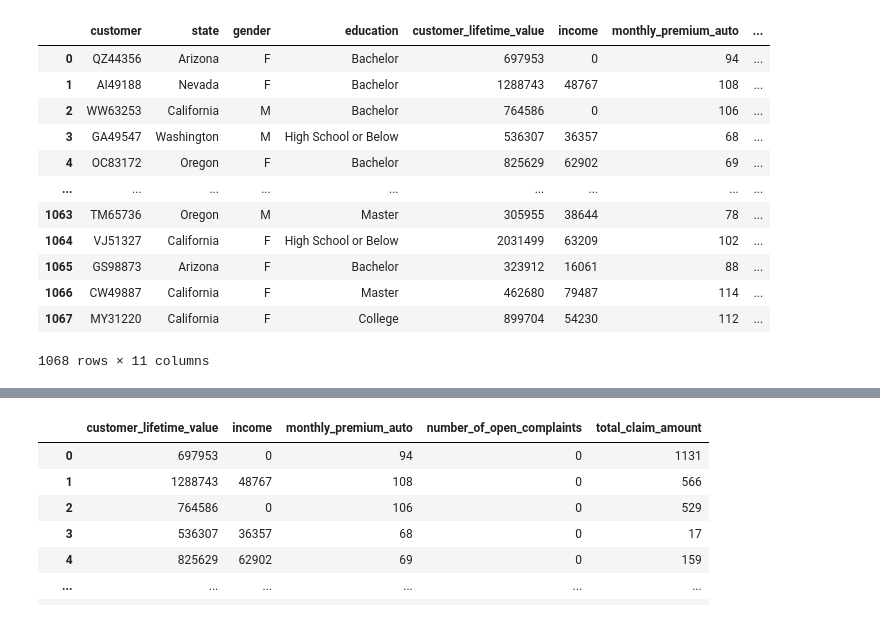
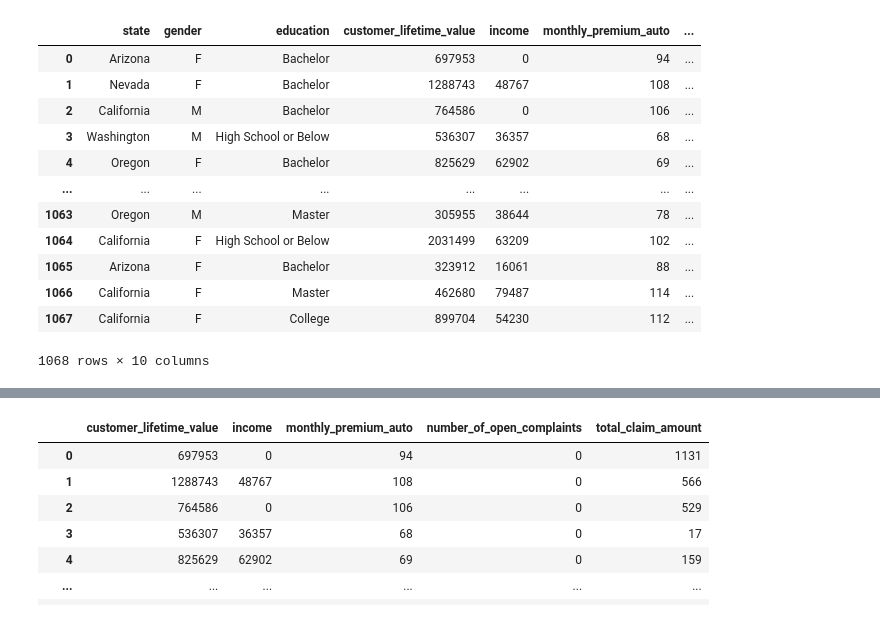
Before and after one commit to data-bootcamp-v4/lab-dw-data-cleaning-and-formatting, a Jupyter notebook: customer-analysis-round-4.ipynb, the cells around one changed output, grey strips where cells are left out. Drawn from its saved outputs; the diff is of its cells as text; code cells hidden in the pictures.

```diff
--- a/customer-analysis-round-4.ipynb
+++ b/customer-analysis-round-4.ipynb
@@ -1,31 +1,32 @@
 # %%
 #import libraries
 import pandas as pd
 import numpy as np
 import matplotlib.pyplot as plt
 import seaborn as sns
 
 #import and visualise data
 data=pd.read_csv('finaldata')
 
 
 del data['Unnamed: 0']
+del data['customer']
 
 data
 # %% [output]
-|  | customer | state | gender | education | customer_lifetime_value | income | monthly_premium_auto | ... |
-| 0 | QZ44356 | Arizona | F | Bachelor | 697953 | 0 | 94 | ... |
-| 1 | AI49188 | Nevada | F | Bachelor | 1288743 | 48767 | 108 | ... |
-| 2 | WW63253 | California | M | Bachelor | 764586 | 0 | 106 | ... |
-| 3 | GA49547 | Washington | M | High School or Below | 536307 | 36357 | 68 | ... |
-| 4 | OC83172 | Oregon | F | Bachelor | 825629 | 62902 | 69 | ... |
-| ... | ... | ... | ... | ... | ... | ... | ... | ... |
-| 1063 | TM65736 | Oregon | M | Master | 305955 | 38644 | 78 | ... |
-| 1064 | VJ51327 | California | F | High School or Below | 2031499 | 63209 | 102 | ... |
-| 1065 | GS98873 | Arizona | F | Bachelor | 323912 | 16061 | 88 | ... |
-| 1066 | CW49887 | California | F | Master | 462680 | 79487 | 114 | ... |
-| 1067 | MY31220 | California | F | College | 899704 | 54230 | 112 | ... |
+|  | state | gender | education | customer_lifetime_value | income | monthly_premium_auto | ... |
+| 0 | Arizona | F | Bachelor | 697953 | 0 | 94 | ... |
+| 1 | Nevada | F | Bachelor | 1288743 | 48767 | 108 | ... |
+| 2 | California | M | Bachelor | 764586 | 0 | 106 | ... |
+| 3 | Washington | M | High School or Below | 536307 | 36357 | 68 | ... |
+| 4 | Oregon | F | Bachelor | 825629 | 62902 | 69 | ... |
+| ... | ... | ... | ... | ... | ... | ... | ... |
+| 1063 | Oregon | M | Master | 305955 | 38644 | 78 | ... |
+| 1064 | California | F | High School or Below | 2031499 | 63209 | 102 | ... |
+| 1065 | Arizona | F | Bachelor | 323912 | 16061 | 88 | ... |
+| 1066 | California | F | Master | 462680 | 79487 | 114 | ... |
+| 1067 | California | F | College | 899704 | 54230 | 112 | ... |
-1068 rows × 11 columns
+1068 rows × 10 columns
 # %%
 #print data types for each column
 data.dtypes
```
Also changed, not shown: parts of 18 cells of this notebook.
